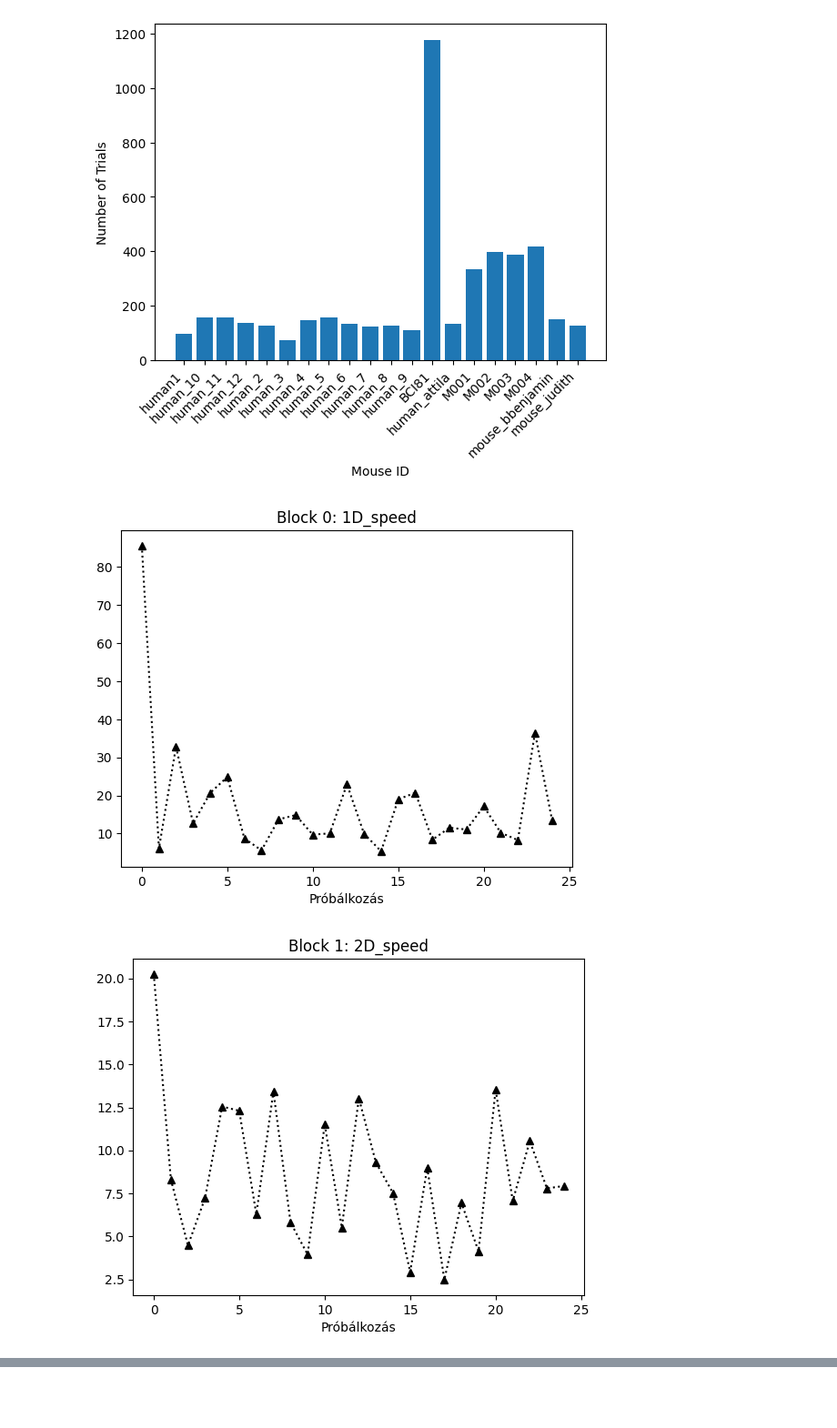
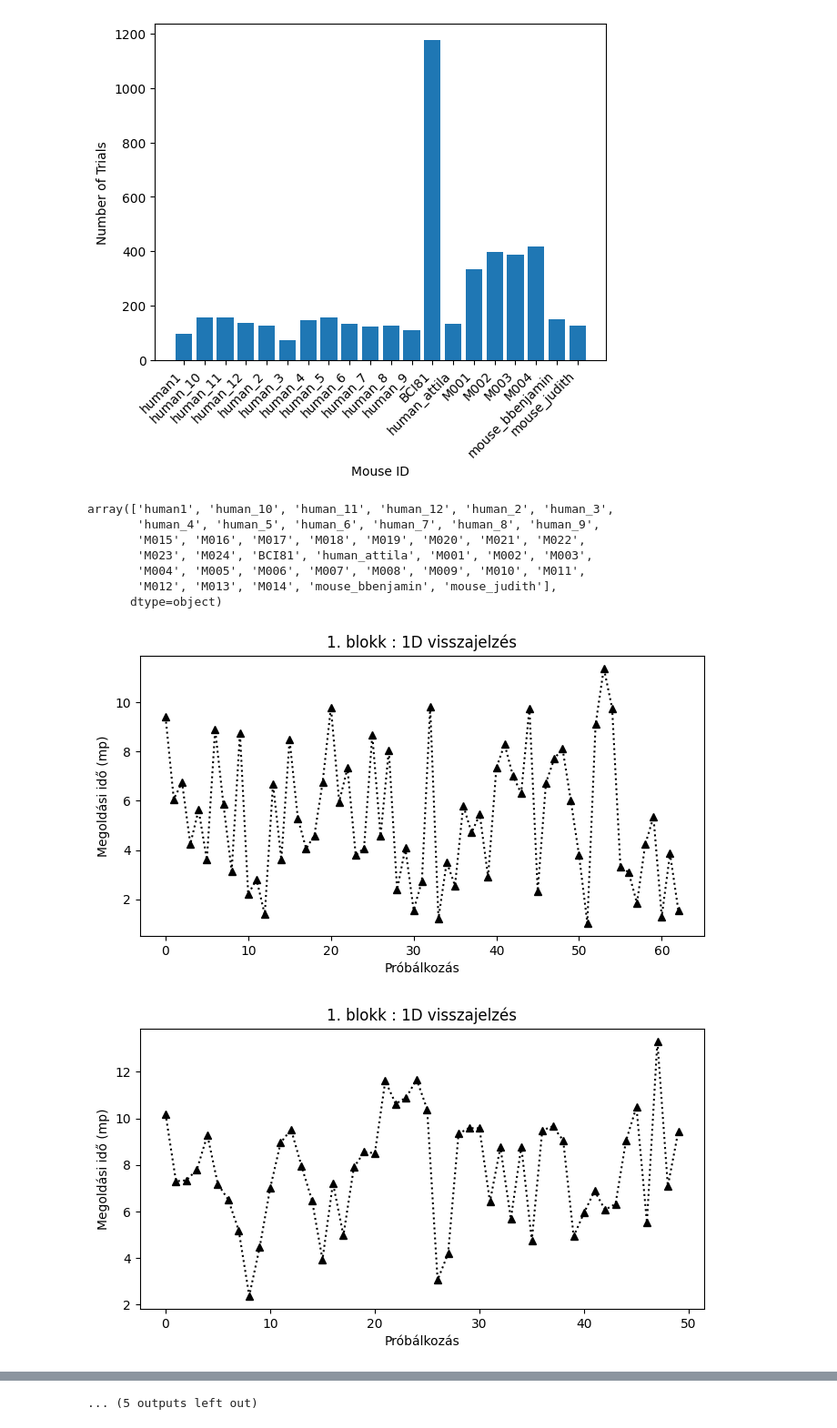
Before and after one commit to rozmar/NDNF-pipeline, a Jupyter notebook: Notebooks/behavior_analysis_feedback.ipynb, the cells around one changed output, grey strips where cells are left out. Shown at 91% size. Cells and saved outputs as stored; diff of their text form; code cells hidden in the pictures; blank space fills up the shorter version.

Commit message:
new behavior analysis plots

```diff
--- a/Notebooks/behavior_analysis_feedback.ipynb
+++ b/Notebooks/behavior_analysis_feedback.ipynb
@@ -32,27 +62,46 @@ plt.ylabel('Number of Trials')
 # %% [output]
 Text(0, 0.5, 'Number of Trials')
 [figure]
+# %%
+lab.Subject().fetch('subject_id')
+# %% [output]
+array(['human1', 'human_10', 'human_11', 'human_12', 'human_2', 'human_3',
+       'human_4', 'human_5', 'human_6', 'human_7', 'human_8', 'human_9',
+       'M015', 'M016', 'M017', 'M018', 'M019', 'M020', 'M021', 'M022',
+       'M023', 'M024', 'BCI81', 'human_attila', 'M001', 'M002', 'M003',
+       'M004', 'M005', 'M006', 'M007', 'M008', 'M009', 'M010', 'M011',
+       'M012', 'M013', 'M014', 'mouse_bbenjamin', 'mouse_judith'],
+      dtype=object)
 # %%
-subject_id = 'human_5'
-session = 0
-block_dict_list = (experiment.Block()&{'subject_id':subject_id, 'session':session}).fetch(as_dict=True)
-for block_dict in block_dict_list:
-    block_num = block_dict['block']
-    feedback_type = block_dict['feedback_type']
-    rewarded_trial, time_to_reward = (experiment.TrialEvent()*experiment.BehaviorTrial()*experiment.Block()&{'subject_id':subject_id,'trial_event_type':'threshold crossing','block':block_num}).fetch('trial','trial_event_time')
-    fig = plt.figure()
-    ax1 = fig.add_subplot(1,1,1)
-    ax1.plot(time_to_reward,'^k:')#,color = 'blue')
-    ax1.set_title(f'Block {block_num}: {feedback_type}')
-    ax1.set_xlabel('Próbálkozás')
+feedback_names_dict = {'2D_speed': '2D visszajelzés',
+                       '1D_speed': '1D visszajelzés',
+                       '0D_speed': 'nincs visszajelzés',
+                       '1D_position': '1D visszajelzés nehezített',
+                       '2D_position': '2D visszajelzés nehezített'}
+
+subject_id = 'human_4'
+subject_id = 'BCI81'
+sessions = (experiment.Session()&{'subject_id':subject_id}).fetch('session')
+for session in sessions:
+    block_dict_list = (experiment.Block()&{'subject_id':subject_id, 'session':session}).fetch(as_dict=True)
+    for block_dict in block_dict_list:
+        block_num = block_dict['block']
+        feedback_type = block_dict['feedback_type']
+        rewarded_trial, time_to_reward = (experiment.TrialEvent()*experiment.BehaviorTrial()*experiment.Block()&{'subject_id':subject_id,'trial_event_type':'threshold crossing','block':block_num,'session':session}).fetch('trial','trial_event_time')
+        fig = plt.figure(figsize = (8,4))
+        ax1 = fig.add_subplot(1,1,1)
+        ax1.plot(time_to_reward,'^k:')#,color = 'blue')
+        ax1.set_title(f'{block_num+1}. blokk : {feedback_names_dict.get(feedback_type, feedback_type)}')
+        ax1.set_xlabel('Próbálkozás')
+        ax1.set_ylabel('Megoldási idő (mp)')
     #y tengelyt is feliratozni
 
 
 # FELADAT
 # vedd ki az első megoldási időt minden blokkból, és hasonlítsd össze a különböző feedback típusok között.
 # vedd ki az utolsó előtti megoldási időt minden blokkból, és hasonlítsd össze a különböző feedback típusok között.  (vagy átlagold az utolsó 5 megoldási időt.)
 # találd meg az első olyan próbálkozást, ami fele olyan sokáig tart, mint az első megoldási idő, és hasonlítsd össze a különböző feedback típusok között.
 # iterálj végig a különböző emberek között, és írasd ki az összes fentit
 # %% [output]
-[figure, old version]
+[figure, new version]
-[figure, old version]
+[figure, new version]
@@ -62,0 +118 @@ for block_dict in block_dict_list:
+... (5 outputs left out)
```
Also changed, not shown: parts of 11 cells of this notebook.
